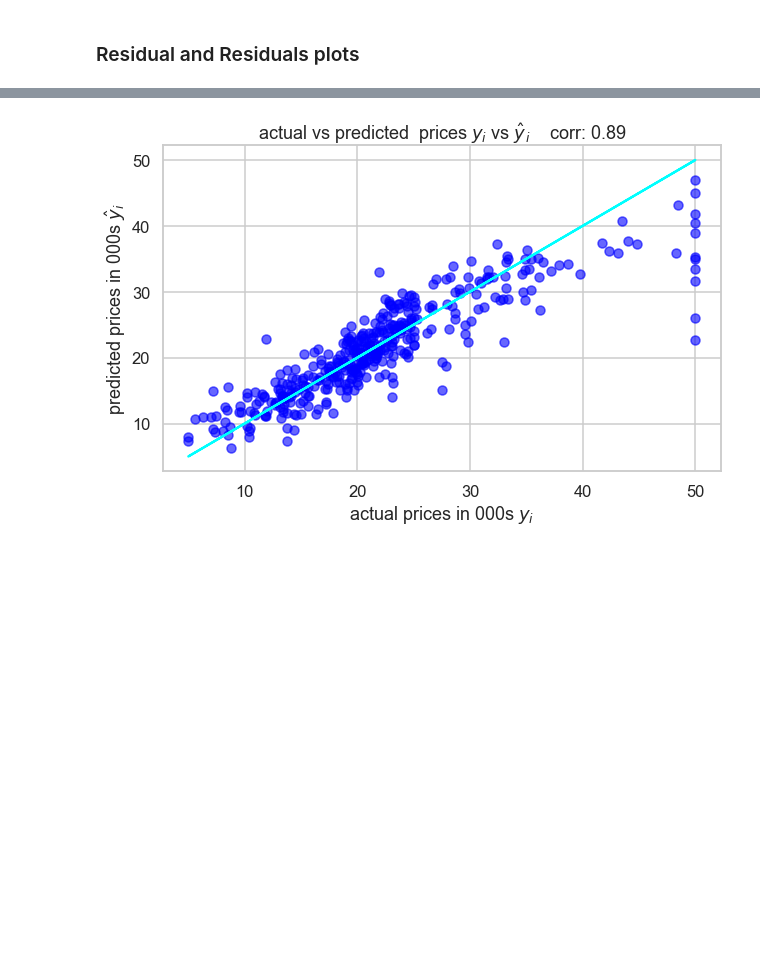
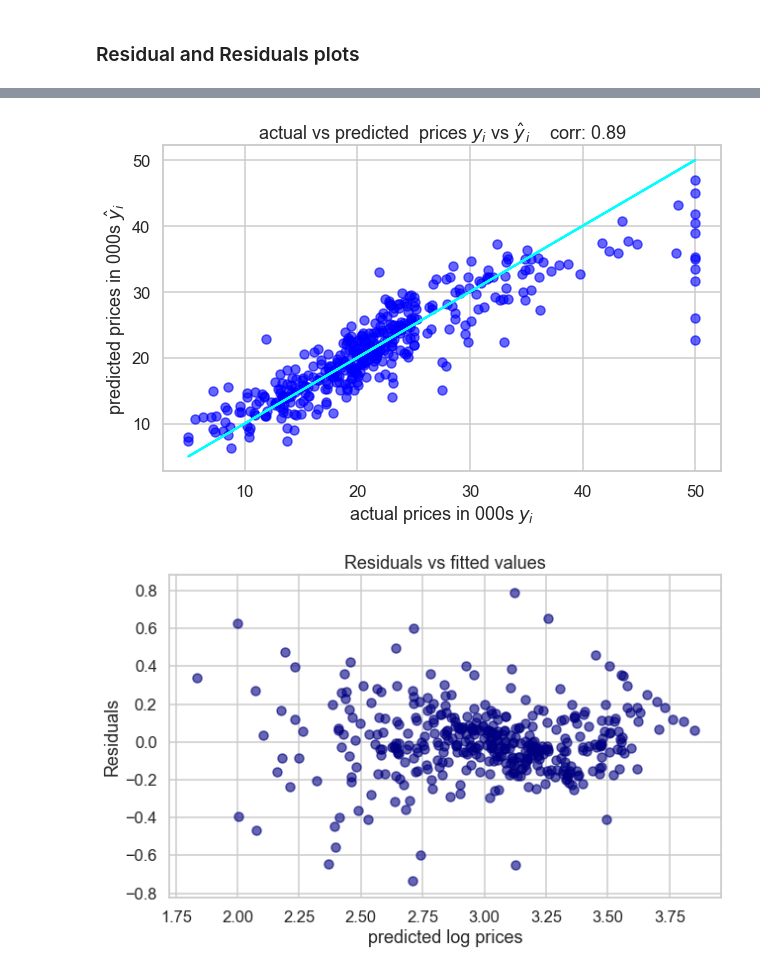
Before and after one commit to Nagaraj-U/Boston-Houseprice-Predictions, a Jupyter notebook: Boston_HousePrices_Prediction.ipynb, the cells around one changed output, grey strips where cells are left out. Saved outputs shown, nothing was run; the diff lists cells and outputs as text; code cells hidden in the pictures; blank space fills up the shorter version.

```diff
--- a/Boston_HousePrices_Prediction.ipynb
+++ b/Boston_HousePrices_Prediction.ipynb
@@ -929,30 +929,41 @@ results = model.fit()
 # residuals = y_train - results.fittedvalues
 # residuals
         #OR
 #results.resid
 
 #Graph of actual and predicted values
 corr = y_train.corr(results.fittedvalues)
 round(corr,3)
 
 # Log prices
 plt.figure(figsize=(10,6))
 plt.scatter(x=y_train,y=results.fittedvalues,alpha=0.6,c='navy')
 plt.plot(y_train,y_train,color='cyan')
 plt.xlabel('actual log prices $ y_i $')
 plt.ylabel('predicted log prices $ \hat y_i$')
 plt.title(f'actual vs predicted log prices $y_i$ vs $\hat y_i$    corr: {round(corr,3)}')
 plt.show()
 
 
 # Actual prices
 plt.figure(figsize=(10,6))
 plt.scatter(x=np.e**y_train,y=np.e**results.fittedvalues,alpha=0.6,c='blue')
 plt.plot(np.e**y_train,np.e**y_train,color='cyan')
 plt.xlabel('actual prices in 000s $ y_i $')
 plt.ylabel('predicted prices in 000s $ \hat y_i$')
 plt.title(f'actual vs predicted  prices $y_i$ vs $\hat y_i$    corr: {round(corr,3)}')
 plt.show()
+
+
+#Residuals vs predicted values
+
+plt.figure(figsize=(10,6))
+plt.scatter(x=results.fittedvalues,y=results.resid,alpha=0.6,c='navy')
+plt.xlabel('predicted log prices')
+plt.ylabel('Residuals')
+plt.title('Residuals vs fitted values')
+plt.show()
 # %% [output]
 [figure]
 [figure]
+[figure, added]
```
Also changed, not shown: parts of 8 cells of this notebook.
